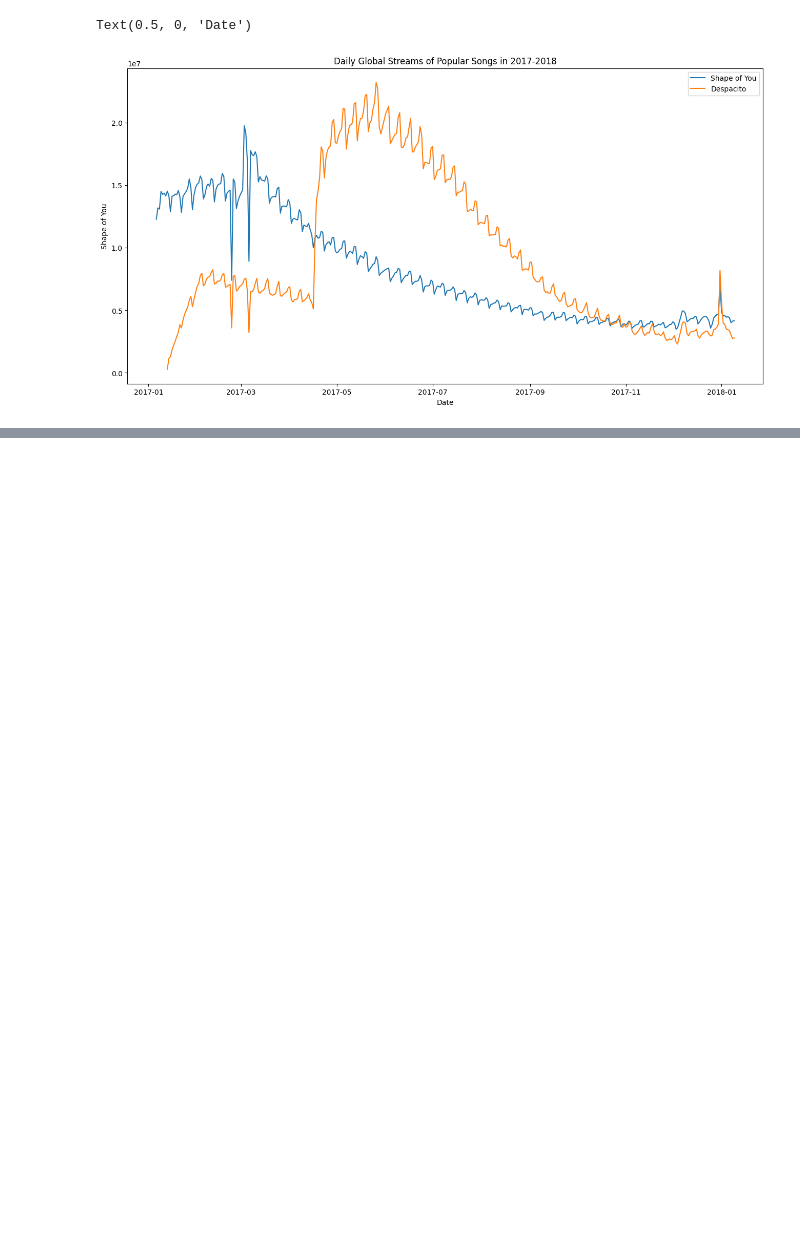
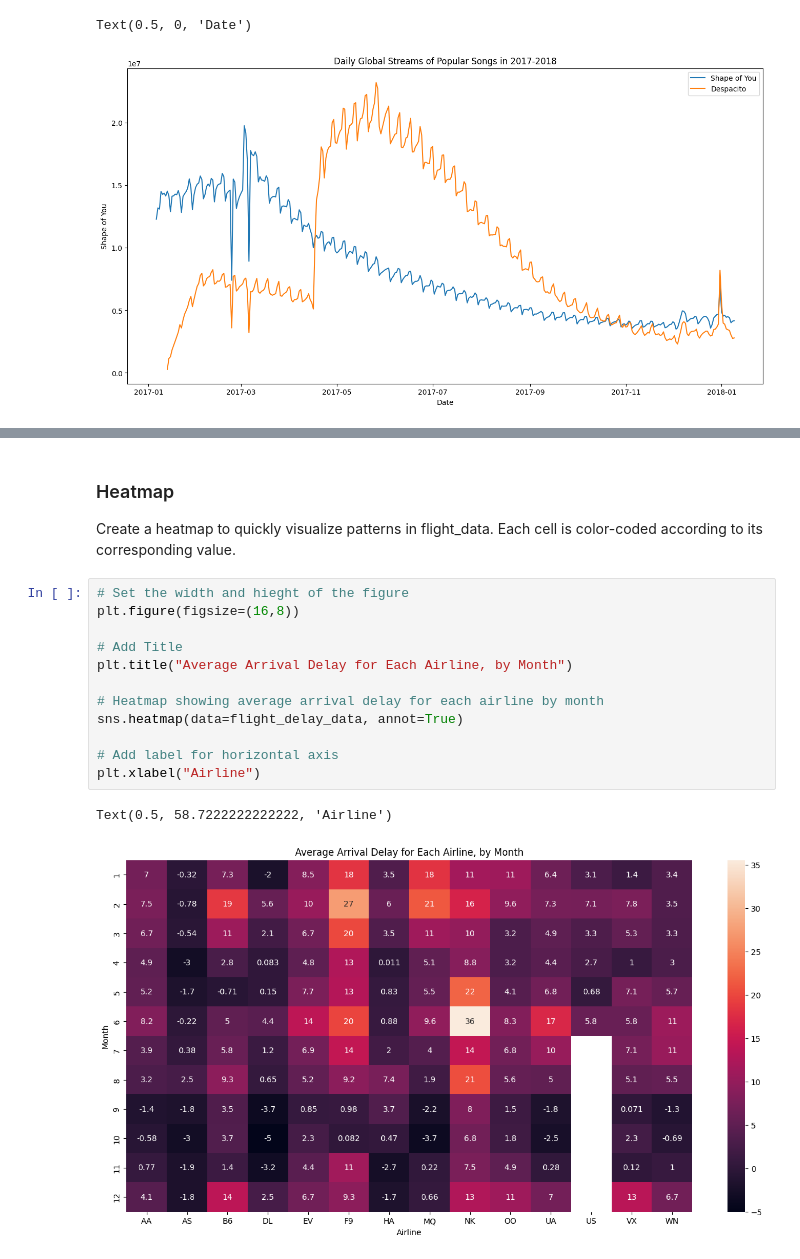
Before and after one commit to codekunoichi/learning-datascience, a Jupyter notebook: data_visualization/learning_data_visualization.ipynb, the cells around one changed output, grey strips where cells are left out. Drawn from its saved outputs; the diff is of its cells as text; blank space fills up the shorter version.

```diff
--- a/data_visualization/learning_data_visualization.ipynb
+++ b/data_visualization/learning_data_visualization.ipynb
@@ -109,0 +155,19 @@ Text(0.5, 0, 'Date')
+# %% [markdown]
+### Heatmap
+
+Create a heatmap to quickly visualize patterns in flight_data. Each cell is color-coded according to its corresponding value.
+# %%
+# Set the width and hieght of the figure
+plt.figure(figsize=(16,8))
+
+# Add Title
+plt.title("Average Arrival Delay for Each Airline, by Month")
+
+# Heatmap showing average arrival delay for each airline by month
+sns.heatmap(data=flight_delay_data, annot=True)
+
+# Add label for horizontal axis
+plt.xlabel("Airline")
+# %% [output]
+Text(0.5, 58.7222222222222, 'Airline')
+[figure, added]
```
Also changed, not shown: parts of 5 cells of this notebook, 1 other file.
